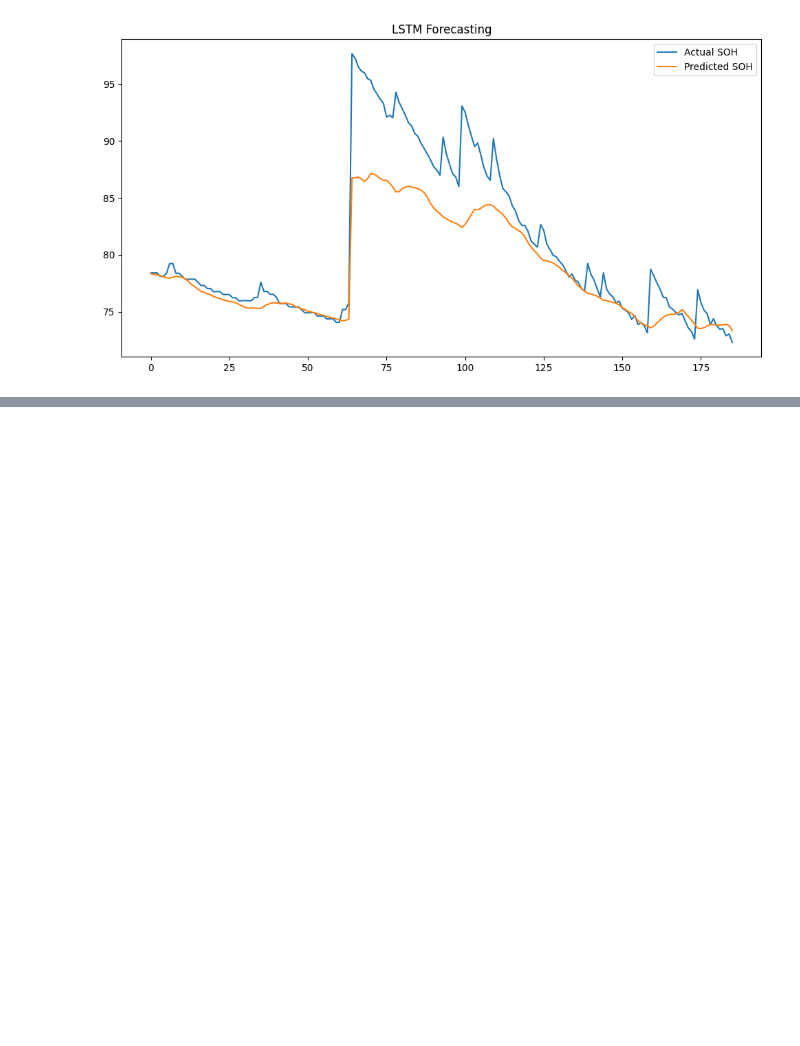
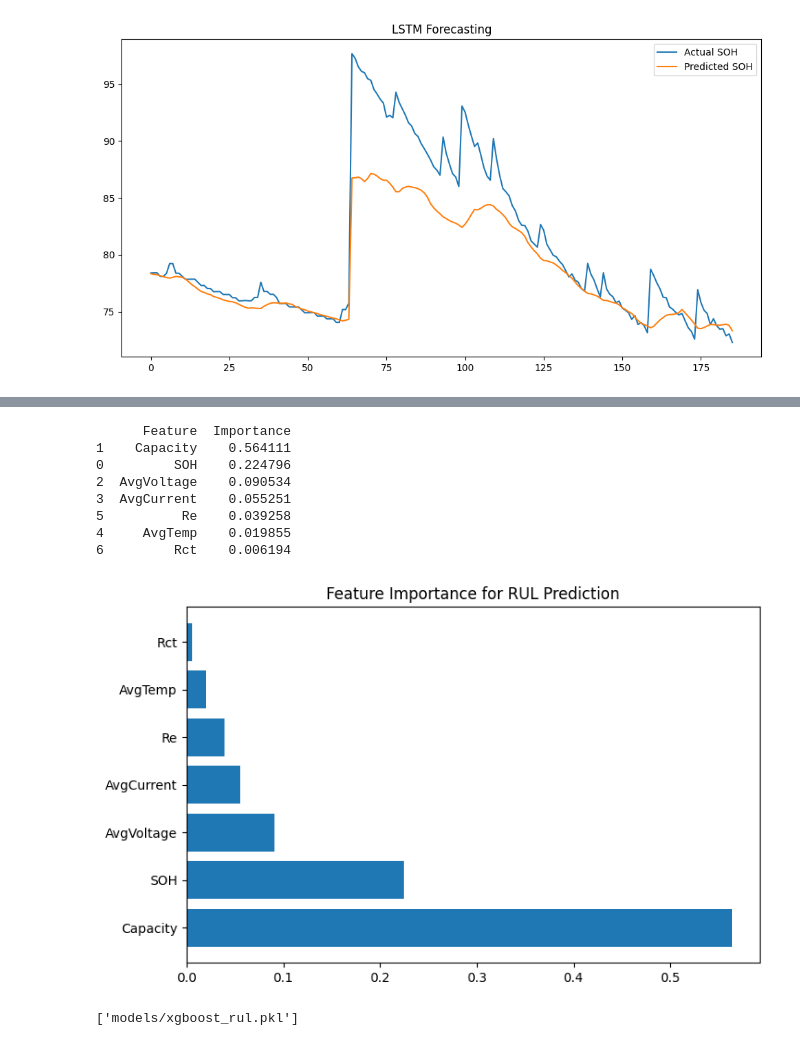
Before and after one commit to PiyushRaj282/EV_Battery, a Jupyter notebook: notebooks/02_Predicting.ipynb, the cells around one changed output, grey strips where cells are left out. Saved outputs shown, nothing was run; the diff lists cells and outputs as text; code cells hidden in the pictures; blank space fills up the shorter version.

```diff
--- a/notebooks/02_Predicting.ipynb
+++ b/notebooks/02_Predicting.ipynb
@@ -921,0 +1287,16 @@ plt.show()
+# %%
+from xgboost import XGBRegressor
+
+rul_model = XGBRegressor(
+    n_estimators=500,
+    max_depth=5,
+    learning_rate=0.03,
+    subsample=0.8,
+    colsample_bytree=0.8,
+    random_state=42
+)
+
+rul_model.fit(
+    X_train,
+    y_train
+)
@@ -921,0 +1348,41 @@ plt.show()
+# %%
+import pandas as pd
+import matplotlib.pyplot as plt
+
+importance = pd.DataFrame({
+    "Feature": FEATURES,
+    "Importance": rul_model.feature_importances_
+})
+
+importance = (
+    importance
+    .sort_values(
+        "Importance",
+        ascending=False
+    )
+)
+
+print(importance)
+
+plt.figure(figsize=(8,5))
+
+plt.barh(
+    importance["Feature"],
+    importance["Importance"]
+)
+
+plt.title(
+    "Feature Importance for RUL Prediction"
+)
+
+plt.show()
+# %% [output]
+      Feature  Importance
+1    Capacity    0.564111
+0         SOH    0.224796
+2  AvgVoltage    0.090534
+3  AvgCurrent    0.055251
+5          Re    0.039258
+4     AvgTemp    0.019855
+6         Rct    0.006194
+[figure, added]
@@ -921,0 +1395,12 @@ plt.show()
+# %%
+import os
+import joblib
+
+os.makedirs("models", exist_ok=True)
+
+joblib.dump(
+    rul_model,
+    "models/xgboost_rul.pkl"
+)
+# %% [output]
+['models/xgboost_rul.pkl']
```
Also changed, not shown: parts of 24 cells of this notebook, 6 other files.
